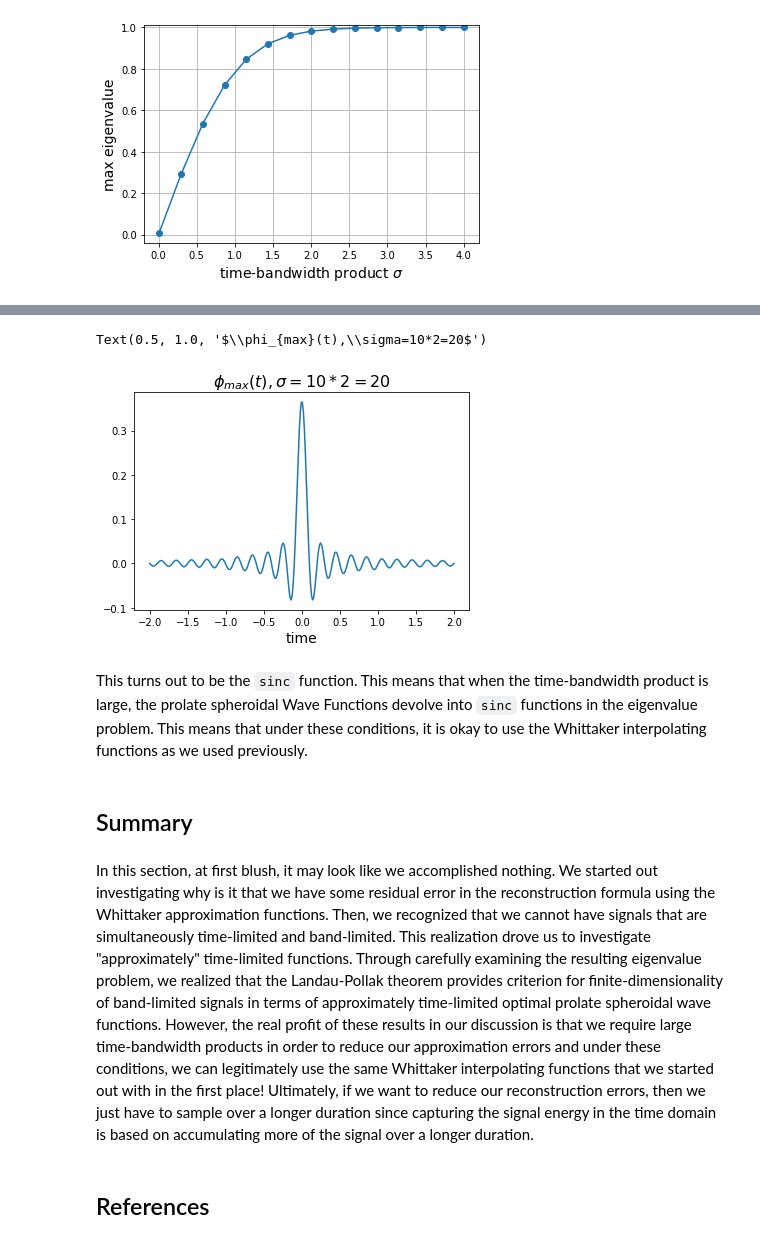
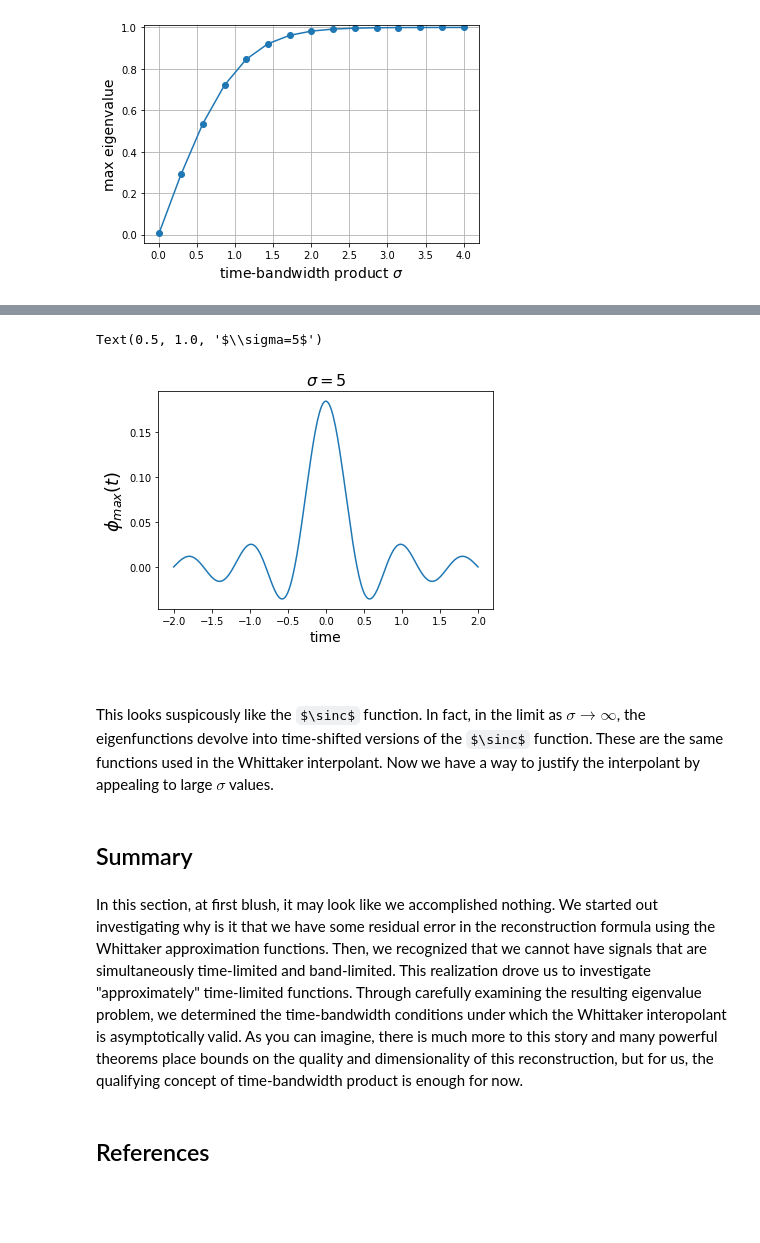
Before and after one commit to bagustris/python-for-signal-processing, a Jupyter notebook: notebook/Sampling_Theorem_Part_2.ipynb, the cells around one changed output, grey strips where cells are left out. Drawn from its saved outputs; the diff is of its cells as text; code cells hidden in the pictures; some formulas as TeX source; blank space fills up the shorter version.

```diff
--- a/notebook/Sampling_Theorem_Part_2.ipynb
+++ b/notebook/Sampling_Theorem_Part_2.ipynb
@@ -150,16 +109,0 @@ Let's test this bound in Python by considering our favorite band-limited functio
-# %%
-W = 1/2 # take bandwidth = 1 Hz. This makes the total signal power=1
-# compute epsilon for this time-extent
-epsilon = 1 - 2/np.pi*scipy.special.sici(2*np.pi)[0] # using sin-integral special function
-
-fig,ax = plt.subplots()
-
-t = np.linspace(-3,3,100)
-ax.plot(t, np.sinc(t)**2)
-ax.hlines(0,-3,3)
-tt = np.linspace(-1,1,20)
-ax.fill_between(tt,0, np.sinc(tt)**2,facecolor='g',alpha=0.5)
-ax.set_title('$x(t)^2$: $\epsilon=%2.4f$ over shaded region' % epsilon)
-ax.set_xlabel('time')
-
-# fig.savefig('figure_00@.png', bbox_inches='tight', dpi=300)
@@ -209,33 +118,39 @@ $ \int_{-\tau}^\tau \phi(x)\frac{sin(2\pi W (t-x)}{\pi(t-x)} dx = \lambda \phi(t
 # %%
 def kernel_tau(x,W=1):
     'convenient function to compute kernel of eigenvalue problem'
     x = np.asanyarray(x)
     y = np.pi*np.where(x == 0,1.0e-20, x)
     return np.sin(2*W*y)/y
 
-nstep = 300                    # quick and dirty integral quantization
+nstep = 300                     # quick and dirty integral quantization
 t = np.linspace(-1,1, nstep)    # quantization of time
 tt = np.linspace(-2,2, nstep)   # extend interval
 
-w, v = np.linalg.eig(kernel_tau(t-tt[:, None],5))
+sigma = 5
+W = sigma/2./2./t.max()
+
+w,v = np.linalg.eig(kernel_tau(t-tt[:,None],W))
 ii = np.argsort(w.real)
 maxv = v[:, w.real.argmax()].real
 fig,ax = plt.subplots()
-ax.plot(tt, maxv)
-##plot(tt,v[:,ii[-2]].real)
-ax.set_xlabel('time', fontsize=14)
-ax.set_title('$\phi_{max}(t),\sigma=10*2=20$',fontsize=16)
+ax.plot(tt, maxv/np.sign(maxv[nstep//2])) # normalize to keep orientation upwards
+ax.set_xlabel('time',fontsize=14)
+ax.set_ylabel(r'$\phi_{max}(t)$',fontsize=18)
+ax.set_title('$\sigma=%d$'%(2*W*2*t.max()),fontsize=16)
 
 # fig.savefig('figure_00@.png', bbox_inches='tight', dpi=300)
 # %% [output]
-Text(0.5, 1.0, '$\\phi_{max}(t),\\sigma=10*2=20$')
+Text(0.5, 1.0, '$\\sigma=5$')
-[figure, old version]
+[figure, new version]
-# %% [markdown]
-This turns out to be the `sinc` function. This means that when the time-bandwidth product is large, the prolate spheroidal Wave Functions devolve into `sinc` functions in the eigenvalue problem. This means that under these conditions, it is okay to use the Whittaker interpolating functions as we used previously.
+# %% [markdown]
+$\DeclareMathOperator{\sinc}{sinc}$
+
+This looks suspicously like the $\sinc$ function. In fact, in the limit as $\sigma \rightarrow \infty$, the  eigenfunctions devolve into time-shifted versions of the $\sinc$ function. These are the same functions used in the Whittaker interpolant. Now we have a way to justify the interpolant by appealing to large $\sigma$ values.
 # %% [markdown]
 ## Summary
 # %% [markdown]
-In this section, at first blush, it may look like we accomplished nothing. We started out investigating why is it that we have some residual error in the reconstruction formula using the Whittaker approximation functions. Then, we recognized that we cannot have signals that are simultaneously time-limited and band-limited. This realization drove us to investigate "approximately" time-limited functions. Through carefully examining the resulting eigenvalue problem, we realized that the Landau-Pollak theorem provides criterion for finite-dimensionality of band-limited signals in terms of approximately time-limited optimal prolate spheroidal wave functions. However, the real profit of these results in our discussion is that we require large time-bandwidth products in order to reduce our approximation errors and under these conditions, we can legitimately use the same Whittaker interpolating functions that we started out with in the first place!  Ultimately, if we want to reduce our reconstruction errors, then we just have to sample over a longer duration since capturing the signal energy in the time domain is based on accumulating more of the signal over a longer duration.
+In this section, at first blush, it may look like we accomplished nothing. We started out investigating why is it that we have some residual error in the reconstruction formula using the Whittaker approximation functions. Then, we recognized that we cannot have signals that are simultaneously time-limited and band-limited. This realization drove us to investigate "approximately" time-limited functions. Through carefully examining the resulting eigenvalue problem, we determined the time-bandwidth conditions under which the
+Whittaker interopolant is asymptotically valid. As you can imagine, there is much more to this story and many powerful theorems place bounds on the quality and dimensionality of this reconstruction, but for us, the qualifying concept of time-bandwidth product is enough for now.
 # %% [markdown]
 ## References
 # %% [markdown]
```
Also changed, not shown: parts of 15 cells of this notebook, 3 other files.
